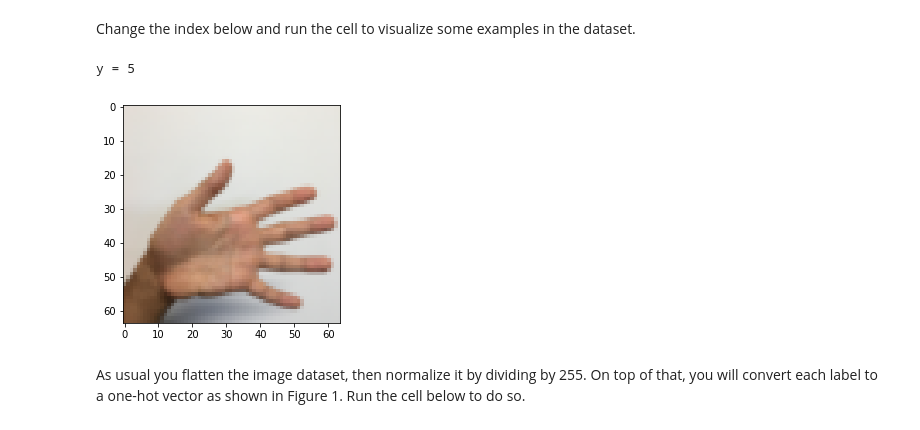
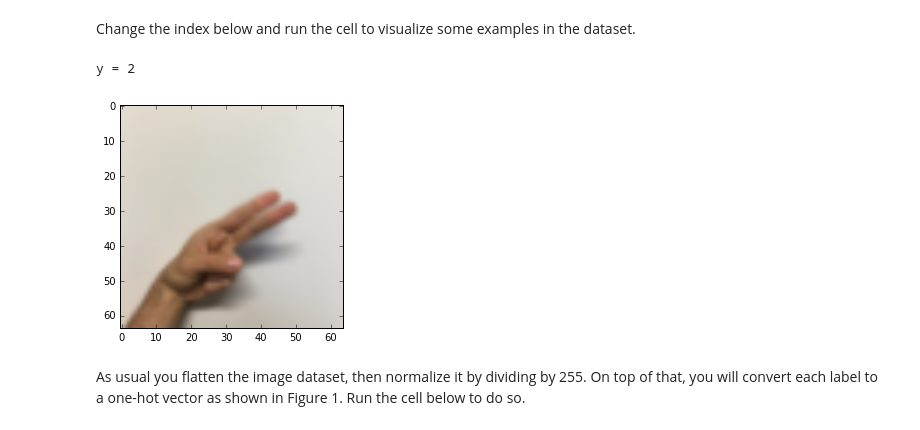
Before and after one commit to ACPrime/DeepLearning, a Jupyter notebook: 02-Improving-Deep-Neural-Networks/week3/Programming-Assignments/Tensorflow+Tutorial.ipynb, the cells around one changed output. Drawn from its saved outputs; the diff is of its cells as text; code cells hidden in the pictures.

```diff
--- a/02-Improving-Deep-Neural-Networks/week3/Programming-Assignments/Tensorflow+Tutorial.ipynb
+++ b/02-Improving-Deep-Neural-Networks/week3/Programming-Assignments/Tensorflow+Tutorial.ipynb
@@ -491,12 +489,12 @@ OSError: Unable to open file (unable to open file: name = 'datasets/train_signs.
 Change the index below and run the cell to visualize some examples in the dataset.
 # %%
 # Example of a picture
-index = 0
+index = 2
 plt.imshow(X_train_orig[index])
 print ("y = " + str(np.squeeze(Y_train_orig[:, index])))
 # %% [output]
-y = 5
+y = 2
-[figure, old version]
+[figure, new version]
 # %% [markdown]
 As usual you flatten the image dataset, then normalize it by dividing by 255. On top of that, you will convert each label to a one-hot vector as shown in Figure 1. Run the cell below to do so.
 # %%
```
Also changed, not shown: parts of 1 cell of this notebook, 1 other file.
